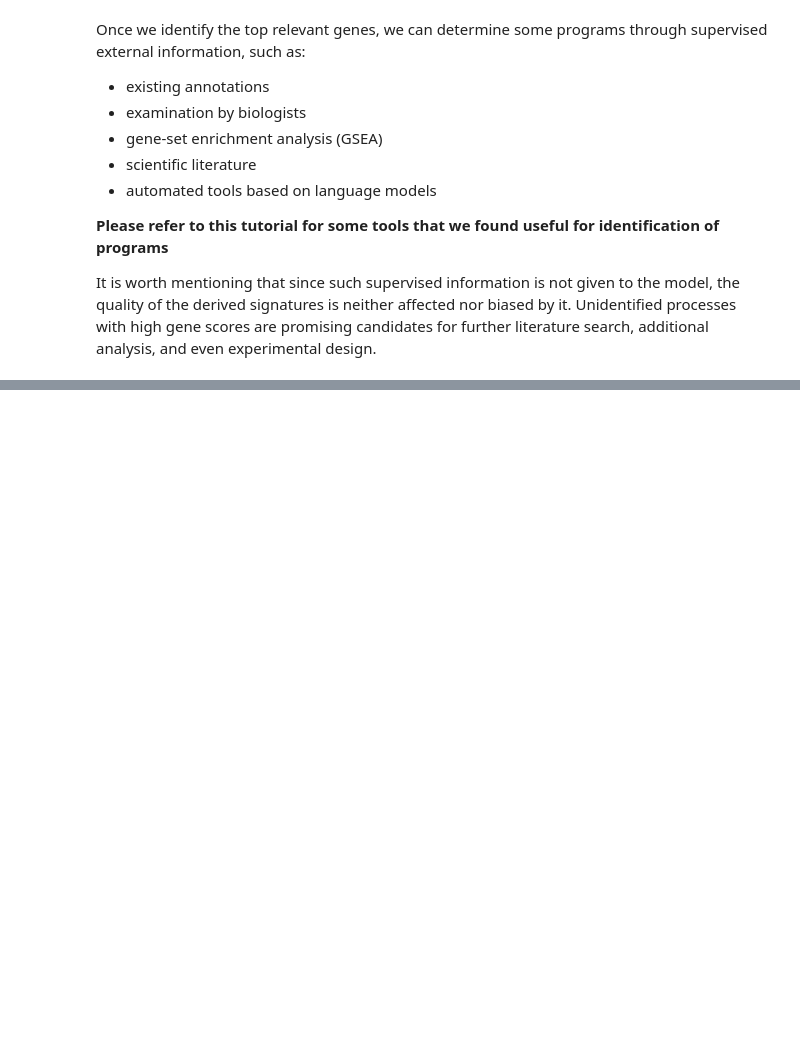
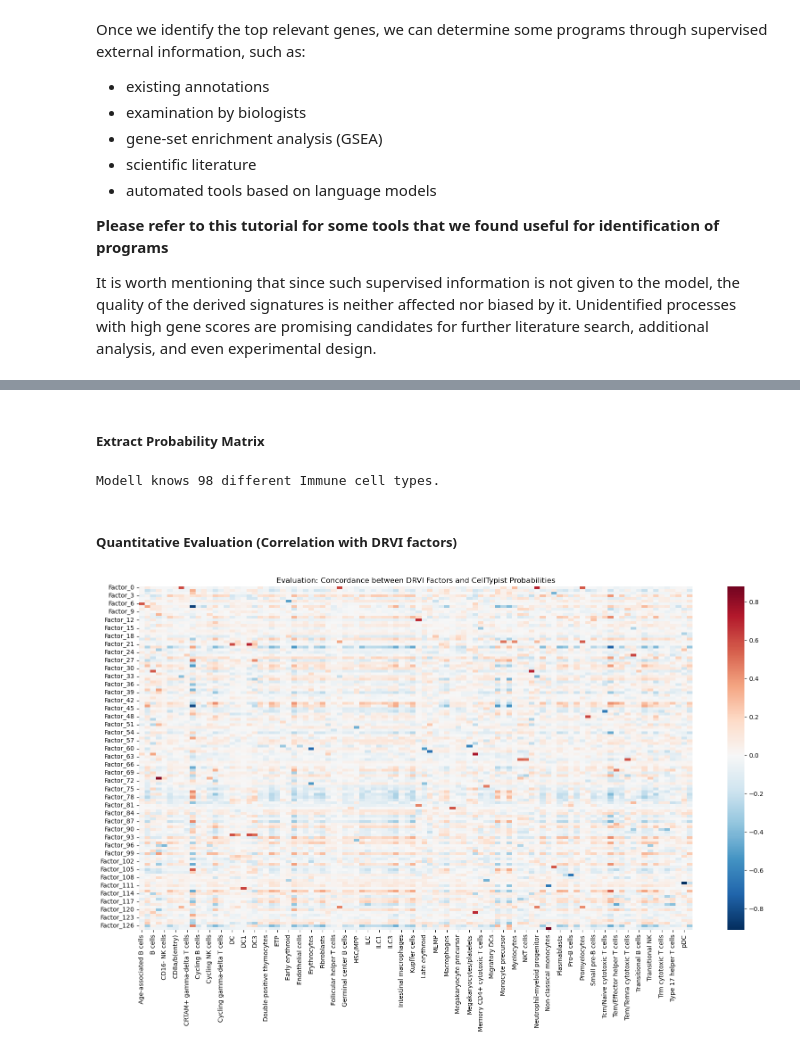
Before and after one commit to clarasoekler/DRVI_tutorials, a Jupyter notebook: identification_of_factors.ipynb, the cells around one changed output, grey strips where cells are left out. Cells and saved outputs as stored; diff of their text form; code cells hidden in the pictures; blank space fills up the shorter version.

```diff
--- a/identification_of_factors.ipynb
+++ b/identification_of_factors.ipynb
@@ -372,9 +236,0 @@ for i in range(embed.X.shape[1]):
-# %%
-# Making plots prettier
-sc.settings.set_figure_params(dpi=100, frameon=False)
-sc.set_figure_params(dpi=100)
-sc.set_figure_params(figsize=(3, 3))
-
-from matplotlib import pyplot as plt
-plt.rcParams["figure.dpi"] = 100
-plt.rcParams["figure.figsize"] = (3, 3)
@@ -400,0 +364,5 @@ should have coding API
+# %%
+#Annotation
+predictions = celltypist.annotate(adata, model = 'Immune_All_Low.pkl', majority_voting = True)
+adata.obs['celltypist_labels'] = predictions.predicted_labels['predicted_labels']
+adata.obs['celltypist_majority'] = predictions.predicted_labels['majority_voting']
@@ -400,0 +381,39 @@ should have coding API
+# %% [markdown]
+##### Extract Probability Matrix
+# %%
+# The Decision Matrix contains raw logit scores (useful for confidence checks)
+decision_matrix = predictions.decision_matrix
+
+# The Probability Matrix contains sigmoid-transformed scores (0 to 1)
+# This is the primary input for the factor correlation analysis
+prob_matrix = predictions.probability_matrix
+prob_matrix.index = adata.obs_names
+
+# Quick check: How many cell types did the model find?
+print(f"Modell knows {prob_matrix.shape[1]} different Immune cell types.")
+# %% [output]
+Modell knows 98 different Immune cell types.
+# %% [markdown]
+##### Quantitative Evaluation (Correlation with DRVI factors)
+# %%
+# Extract DRVI factors from the latent representation
+## The .X matrix  contains the latent representations
+adata.obsm['X_drvi'] = embed.X
+
+drvi_factors = pd.DataFrame(adata.obsm['X_drvi'], index=adata.obs_names)
+drvi_factors.columns = [f'Factor_{i}' for i in range(drvi_factors.shape[1])]
+
+# Calculate Correlation between each Factor and each CellTypist Identity
+eval_matrix = pd.DataFrame(
+    np.corrcoef(drvi_factors.T, prob_matrix.T)[:drvi_factors.shape[1], drvi_factors.shape[1]:],
+    index=drvi_factors.columns,
+    columns=prob_matrix.columns
+)
+
+# Plotting the Evaluation Heatmap
+plt.figure(figsize=(20, 10))
+sns.heatmap(eval_matrix, cmap='RdBu_r', center=0)
+plt.title("Evaluation: Concordance between DRVI Factors and CellTypist Probabilities")
+plt.show()
+# %% [output]
+[figure, added]
```
Also changed, not shown: parts of 43 cells of this notebook, 1 other file.
